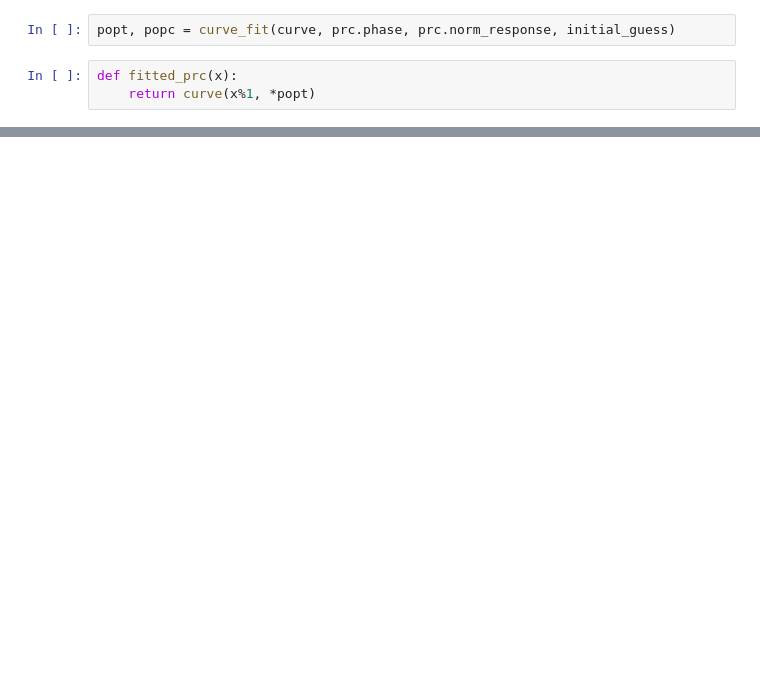
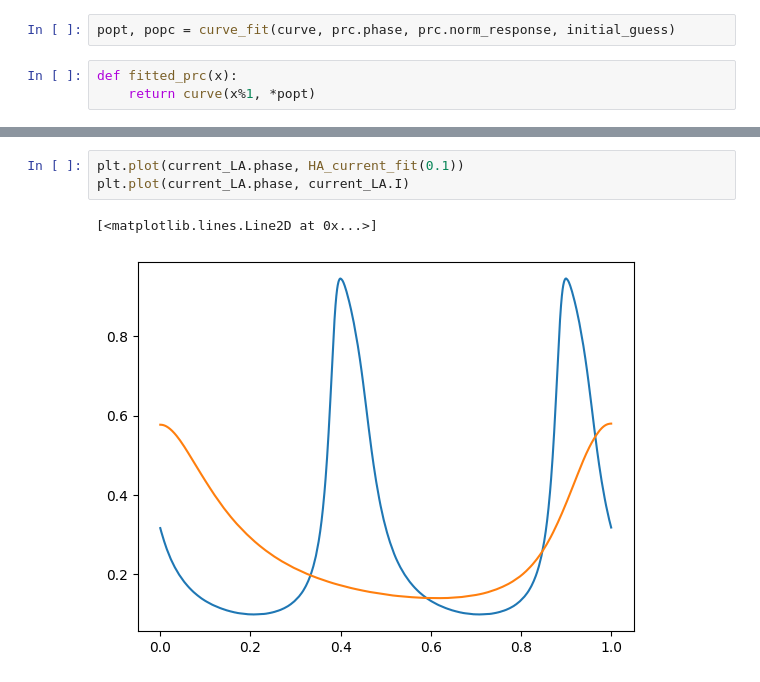
Before and after one commit to Alo-koder/interaction_function, a Jupyter notebook: interaction_function_LAHA.ipynb, the cells around one changed output, grey strips where cells are left out. Cells and saved outputs as stored; diff of their text form; blank space fills up the shorter version.

```diff
--- a/interaction_function_LAHA.ipynb
+++ b/interaction_function_LAHA.ipynb
@@ -49,0 +81,6 @@ for i, d in enumerate(np.arange(-0.5, 0.5, 0.001)):
+# %%
+plt.plot(current_LA.phase, HA_current_fit(0.1))
+plt.plot(current_LA.phase, current_LA.I)
+# %% [output]
+[<matplotlib.lines.Line2D at 0x...>]
+[figure, added]
```
Also changed, not shown: parts of 26 cells of this notebook, 3 other files.
